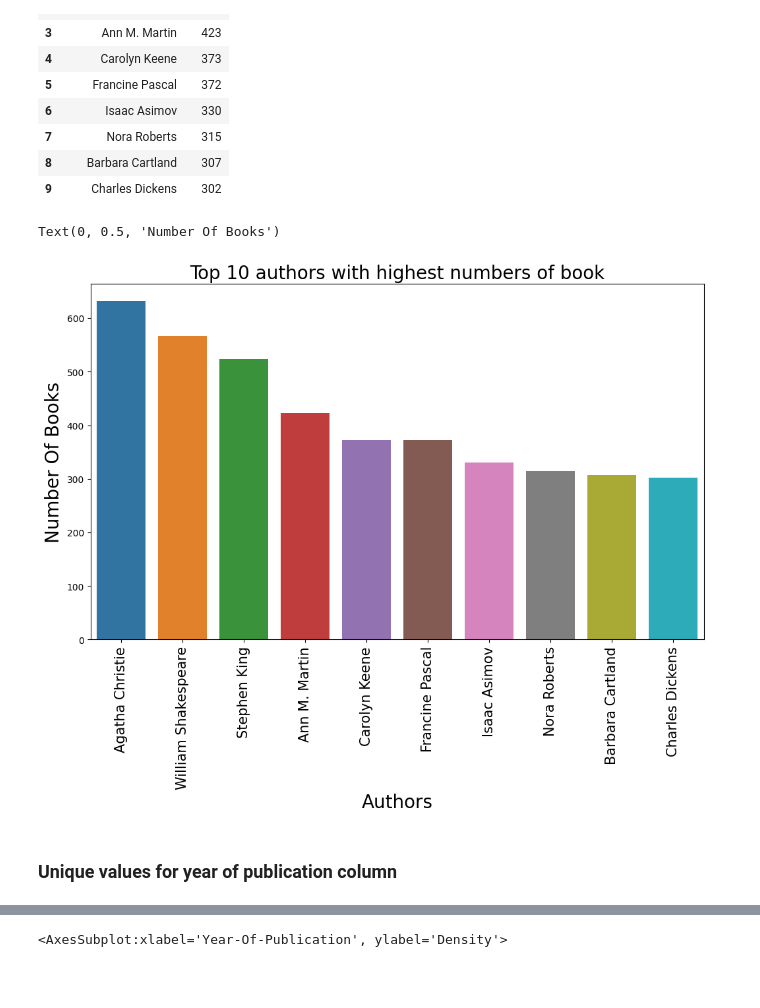
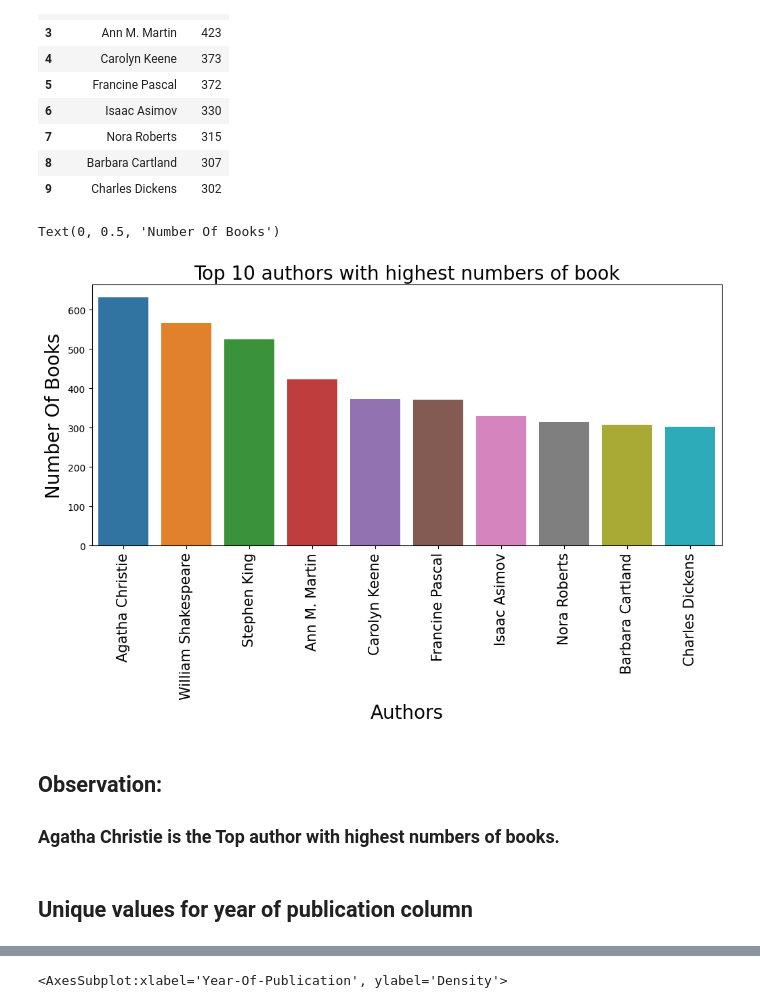
Before and after one commit to kasmintalukdar/Book-Recommendation-System, a Jupyter notebook: Copy_of_Book_recomndation_system_final.ipynb, the cells around one changed output, grey strips where cells are left out. Drawn from its saved outputs; the diff is of its cells as text; code cells hidden in the pictures; blank space fills up the shorter version.

```diff
--- a/Copy_of_Book_recomndation_system_final.ipynb
+++ b/Copy_of_Book_recomndation_system_final.ipynb
@@ -201,14 +219,18 @@ top_authors
 | 8 | Barbara Cartland | 307 |
 | 9 | Charles Dickens | 302 |
 # %%
-plt.figure(figsize=(12,7))
+# Plotting bar graph for top 10 authors with highest number of books
+plt.figure(figsize=(12,5))
 sns.barplot(data=top_authors, x="Author", y="count")
 plt.title("Top 10 authors with highest numbers of book",fontsize=20);
 plt.xticks(rotation=90,fontsize=15)
 plt.xlabel("Authors",fontsize=20)
 plt.ylabel("Number Of Books",fontsize=20)
 # %% [output]
 Text(0, 0.5, 'Number Of Books')
-[figure, old version]
+[figure, new version]
+# %% [markdown]
+## **Observation:**
+### Agatha Christie	is the Top author with highest numbers of books.
 # %% [markdown]
-### Unique values for year of publication column
+## Unique values for year of publication column
```
Also changed, not shown: parts of 134 cells of this notebook.
